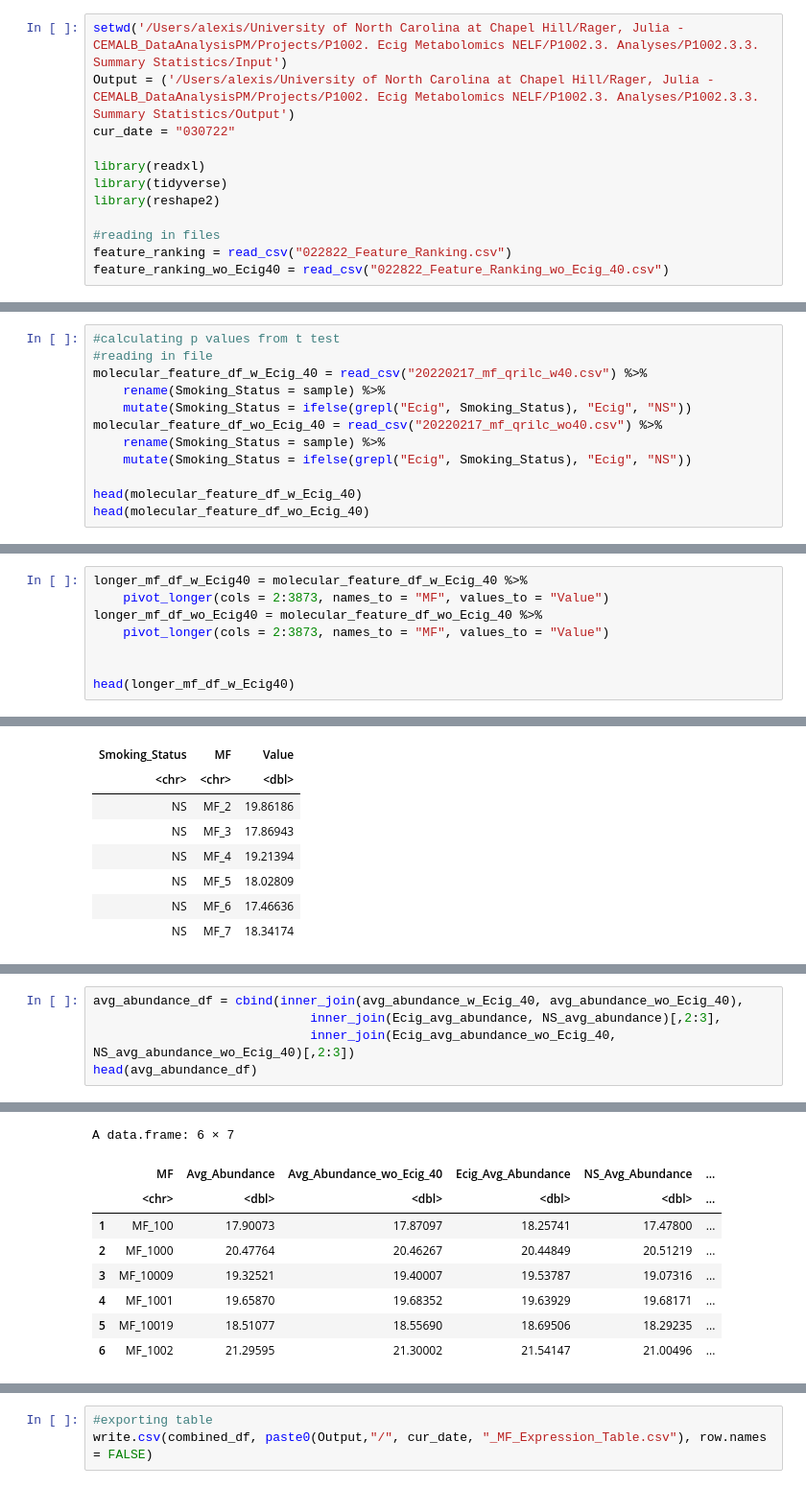
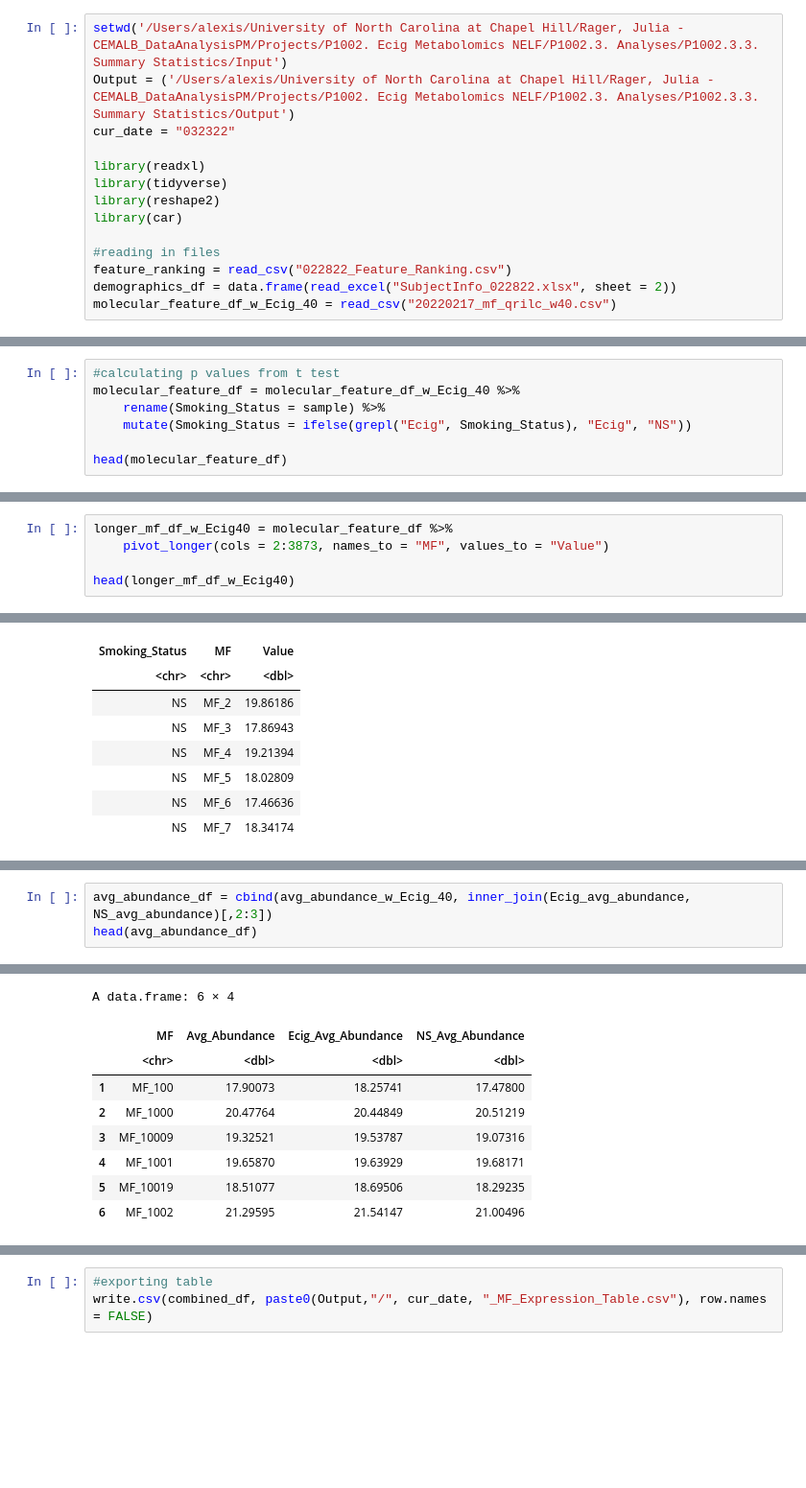
Before and after one commit to UNC-CEMALB/P1002_Ecig-Metabolomics-NELF, a Jupyter notebook: 4. Summary Statistics/MF Expression Table.ipynb, the cells around one changed output, grey strips where cells are left out. Shown: that part at 96% size. Cells and saved outputs as stored; diff of their text form; blank space fills up the shorter version.

```diff
--- a/4. Summary Statistics/MF Expression Table.ipynb
+++ b/4. Summary Statistics/MF Expression Table.ipynb
@@ -1,13 +1,15 @@
 # %%
 setwd('/Users/alexis/University of North Carolina at Chapel Hill/Rager, Julia - CEMALB_DataAnalysisPM/Projects/P1002. Ecig Metabolomics NELF/P1002.3. Analyses/P1002.3.3. Summary Statistics/Input')
 Output = ('/Users/alexis/University of North Carolina at Chapel Hill/Rager, Julia - CEMALB_DataAnalysisPM/Projects/P1002. Ecig Metabolomics NELF/P1002.3. Analyses/P1002.3.3. Summary Statistics/Output')
-cur_date = "030722"
+cur_date = "032322"
 
 library(readxl)
 library(tidyverse)
 library(reshape2)
+library(car)
 
 #reading in files
 feature_ranking = read_csv("022822_Feature_Ranking.csv")
-feature_ranking_wo_Ecig40 = read_csv("022822_Feature_Ranking_wo_Ecig_40.csv")
+demographics_df = data.frame(read_excel("SubjectInfo_022822.xlsx", sheet = 2))
+molecular_feature_df_w_Ecig_40 = read_csv("20220217_mf_qrilc_w40.csv")
 # %% [output]
@@ -62,13 +60,8 @@ A tibble: 6 × 3
 # %%
 #calculating p values from t test
-#reading in file
-molecular_feature_df_w_Ecig_40 = read_csv("20220217_mf_qrilc_w40.csv") %>%
-    rename(Smoking_Status = sample) %>%
-    mutate(Smoking_Status = ifelse(grepl("Ecig", Smoking_Status), "Ecig", "NS"))
-molecular_feature_df_wo_Ecig_40 = read_csv("20220217_mf_qrilc_wo40.csv") %>%
+molecular_feature_df = molecular_feature_df_w_Ecig_40 %>%
     rename(Smoking_Status = sample) %>%
     mutate(Smoking_Status = ifelse(grepl("Ecig", Smoking_Status), "Ecig", "NS"))
 
-head(molecular_feature_df_w_Ecig_40)
-head(molecular_feature_df_wo_Ecig_40)
+head(molecular_feature_df)
 # %% [output]
@@ -108,10 +77,7 @@ A tibble: 6 × 3873
 # %%
-longer_mf_df_w_Ecig40 = molecular_feature_df_w_Ecig_40 %>%
-    pivot_longer(cols = 2:3873, names_to = "MF", values_to = "Value")
-longer_mf_df_wo_Ecig40 = molecular_feature_df_wo_Ecig_40 %>%
+longer_mf_df_w_Ecig40 = molecular_feature_df %>%
     pivot_longer(cols = 2:3873, names_to = "MF", values_to = "Value")
 
-
 head(longer_mf_df_w_Ecig40)
 # %% [output]
 A tibble: 6 × 3
@@ -263,9 +280,7 @@ A tibble: 6 × 2
 | MF_10019 | 18.69506 |
 | MF_1002 | 21.54147 |
 # %%
-avg_abundance_df = cbind(inner_join(avg_abundance_w_Ecig_40, avg_abundance_wo_Ecig_40),
-                             inner_join(Ecig_avg_abundance, NS_avg_abundance)[,2:3],
-                             inner_join(Ecig_avg_abundance_wo_Ecig_40, NS_avg_abundance_wo_Ecig_40)[,2:3])
+avg_abundance_df = cbind(avg_abundance_w_Ecig_40, inner_join(Ecig_avg_abundance, NS_avg_abundance)[,2:3])
 head(avg_abundance_df)
 # %% [output]
 Joining, by = "MF"
@@ -276,12 +287,12 @@ Joining, by = "MF"
-A data.frame: 6 × 7
+A data.frame: 6 × 4
-|  | MF | Avg_Abundance | Avg_Abundance_wo_Ecig_40 | Ecig_Avg_Abundance | NS_Avg_Abundance | ... |
-|  | <chr> | <dbl> | <dbl> | <dbl> | <dbl> | ... |
-| 1 | MF_100 | 17.90073 | 17.87097 | 18.25741 | 17.47800 | ... |
-| 2 | MF_1000 | 20.47764 | 20.46267 | 20.44849 | 20.51219 | ... |
-| 3 | MF_10009 | 19.32521 | 19.40007 | 19.53787 | 19.07316 | ... |
-| 4 | MF_1001 | 19.65870 | 19.68352 | 19.63929 | 19.68171 | ... |
-| 5 | MF_10019 | 18.51077 | 18.55690 | 18.69506 | 18.29235 | ... |
-| 6 | MF_1002 | 21.29595 | 21.30002 | 21.54147 | 21.00496 | ... |
+|  | MF | Avg_Abundance | Ecig_Avg_Abundance | NS_Avg_Abundance |
+|  | <chr> | <dbl> | <dbl> | <dbl> |
+| 1 | MF_100 | 17.90073 | 18.25741 | 17.47800 |
+| 2 | MF_1000 | 20.47764 | 20.44849 | 20.51219 |
+| 3 | MF_10009 | 19.32521 | 19.53787 | 19.07316 |
+| 4 | MF_1001 | 19.65870 | 19.63929 | 19.68171 |
+| 5 | MF_10019 | 18.51077 | 18.69506 | 18.29235 |
+| 6 | MF_1002 | 21.29595 | 21.54147 | 21.00496 |
 # %%
 #calculating log 2 fold change
 #FC = avg. abundance across ecig users/ avg. abundance across NS
```
Also changed, not shown: parts of 15 cells of this notebook.
